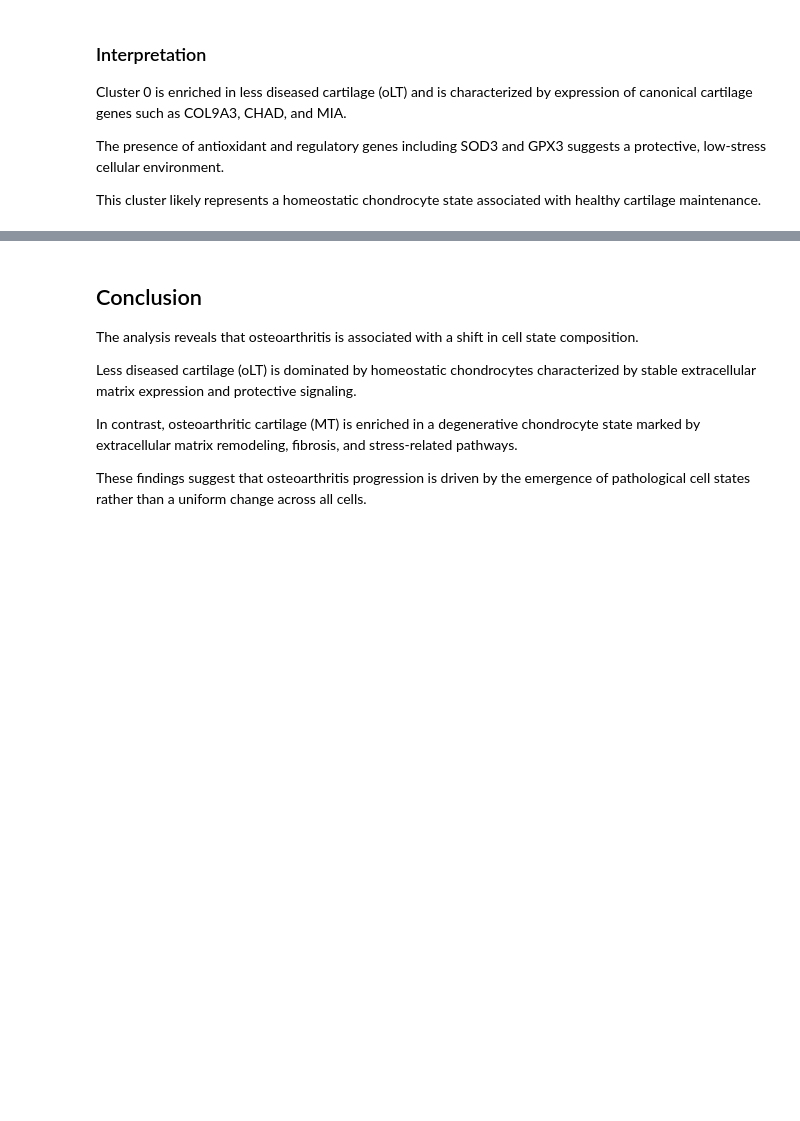
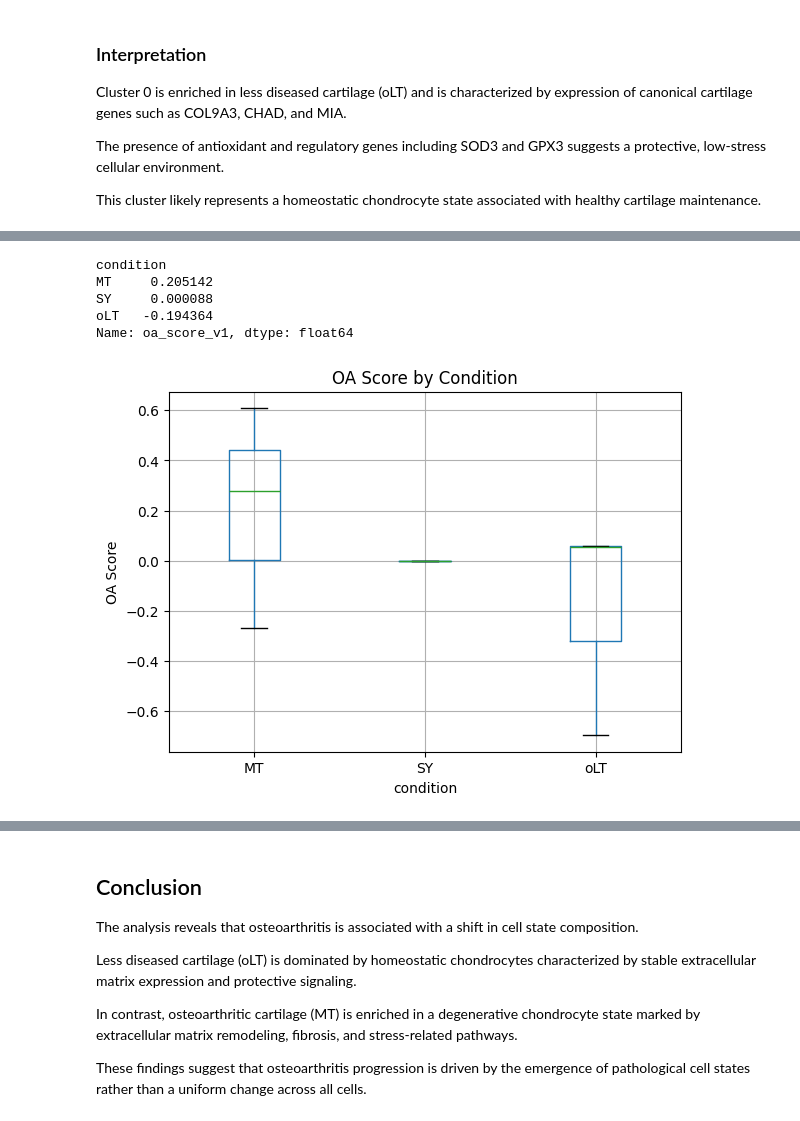
Before and after one commit to aw-kwok/oa-singlecell-methylation, a Jupyter notebook: notebooks/scRNA_analysis.ipynb, the cells around one changed output, grey strips where cells are left out. Cells and saved outputs as stored; diff of their text form; code cells hidden in the pictures; blank space fills up the shorter version.

Commit message:
feat: create OA score for use on methylation data

```diff
--- a/notebooks/scRNA_analysis.ipynb
+++ b/notebooks/scRNA_analysis.ipynb
@@ -120,0 +130,8 @@ This cluster likely represents a homeostatic chondrocyte state associated with h
+# %%
+cluster_props = pd.crosstab(
+    adata.obs['sample'],
+    adata.obs['leiden'],
+    normalize='index'
+)
+
+cluster_props.head()
@@ -120,0 +146,7 @@ This cluster likely represents a homeostatic chondrocyte state associated with h
+# %%
+sample_conditions = adata.obs[['sample', 'condition']].drop_duplicates()
+sample_conditions = sample_conditions.set_index('sample')
+
+cluster_props = cluster_props.join(sample_conditions)
+
+cluster_props
@@ -120,0 +165,4 @@ This cluster likely represents a homeostatic chondrocyte state associated with h
+# %%
+cluster_props['oa_score_v1'] = cluster_props['1'] - cluster_props['0']
+
+cluster_props[['condition', '0', '1', 'oa_score_v1']]
@@ -120,0 +181,16 @@ This cluster likely represents a homeostatic chondrocyte state associated with h
+# %%
+cluster_props.groupby('condition')['oa_score_v1'].mean()
+# %% [output]
+condition
+MT     0.205142
+SY     0.000088
+oLT   -0.194364
+Name: oa_score_v1, dtype: float64
+# %%
+cluster_props.boxplot(column='oa_score_v1', by='condition')
+plt.suptitle("")
+plt.title("OA Score by Condition")
+plt.ylabel("OA Score")
+plt.show()
+# %% [output]
+[figure, added]
```
Also changed, not shown: parts of 11 cells of this notebook.
